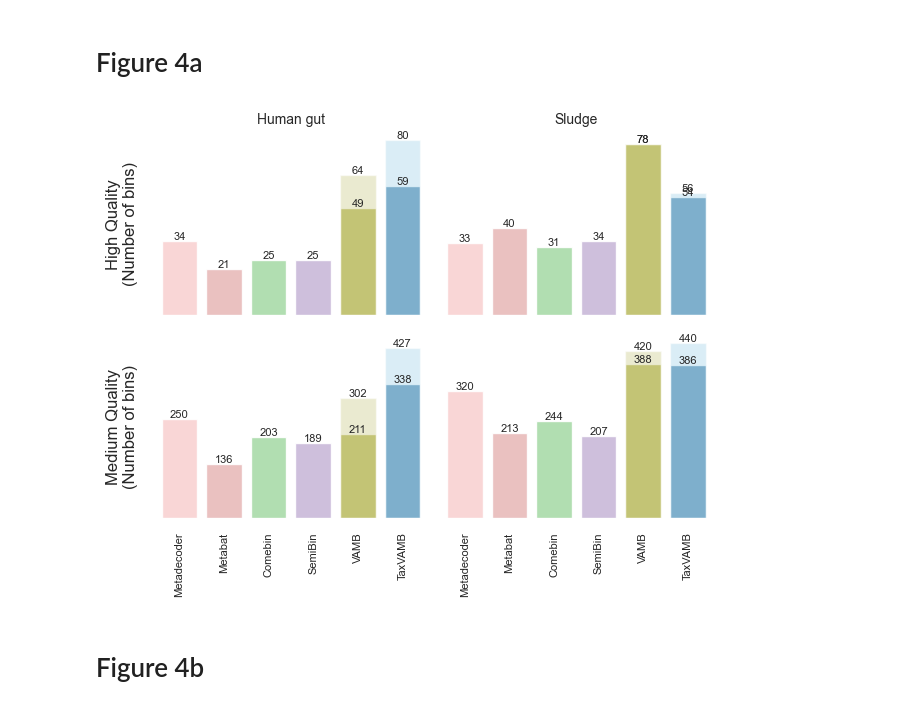
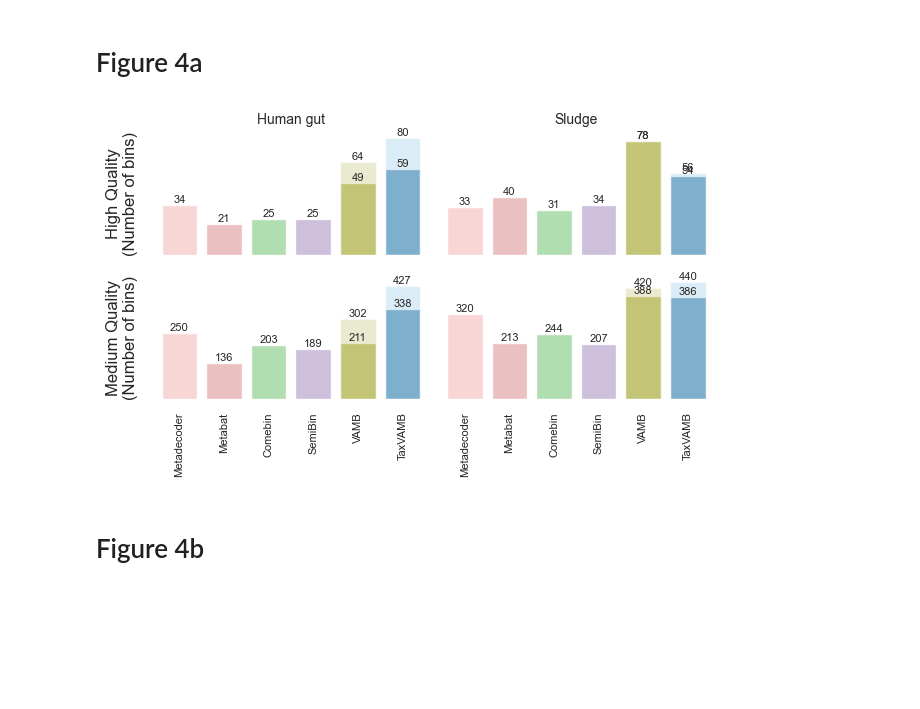
Before and after one commit to sgalkina/TaxVAMB_paper_figures, a Jupyter notebook: scripts_python/Figures.ipynb, the cells around one changed output. Saved outputs shown, nothing was run; the diff lists cells and outputs as text; code cells hidden in the pictures; blank space fills up the shorter version.

```diff
--- a/scripts_python/Figures.ipynb
+++ b/scripts_python/Figures.ipynb
@@ -547,7 +547,7 @@ datasets = ['Human gut', 'Sludge']          # adjust if needed
 qualities = [('High Quality', 'HQ'), ('Medium Quality', 'MQ')]
 
 # 2 (HQ/MQ) x N_datasets
-f, axs = plt.subplots(2, len(datasets), figsize=(3.2 * len(datasets), 5.2), sharex=True, sharey='row')
+f, axs = plt.subplots(2, len(datasets), figsize=(3.2 * len(datasets), 4), sharex=True, sharey='row')
 if len(datasets) == 1:
     axs = axs.reshape(2, 1)
 
@@ -580,34 +580,34 @@ for col_idx, ds in enumerate(datasets):
                 hue='Method', hue_order=[m for m in label_order if m in df_after['Method'].unique()],
                 palette={k: v for k, v in palette_after.items() if k in df_after['Method'].unique()},
                 dodge=False, ax=ax, alpha=0.5
             )
             if ax.legend_:
                 ax.legend_.remove()
 
         # Labels and styling
         for container in ax.containers:
             ax.bar_label(container, label_type='edge', size=8)
 
         if row_idx == 0:
             ax.set_title(ds, fontsize=10)
         ax.set_xlabel('')
         ax.set_ylabel(f'{qlabel}\n(Number of bins)' if col_idx == 0 else '')
         ax.tick_params(axis='x', rotation=90)
         # ax.set_xticks([p + width for i in enumerate(label_order_gaps)])
         ax.set_xticklabels(label_order_gaps, size=8)
         ax.grid(False)
         sns.despine(ax=ax, left=True, bottom=True)
 
 # Hide y tick labels on non-left columns
 for col_idx in range(1, len(datasets)):
     axs[0, col_idx].set_yticklabels([])
     axs[1, col_idx].set_yticklabels([])
 
 plt.tight_layout()
 plt.savefig('../figures/figure4a_overlapped_reclustered.pdf', bbox_inches='tight')
 plt.show()
 # %% [output]
-[figure, old version]
+[figure, new version]
 # %% [markdown]
 # Figure 4b
 # %%
```
Also changed, not shown: parts of 9 cells of this notebook, 1 other file.
